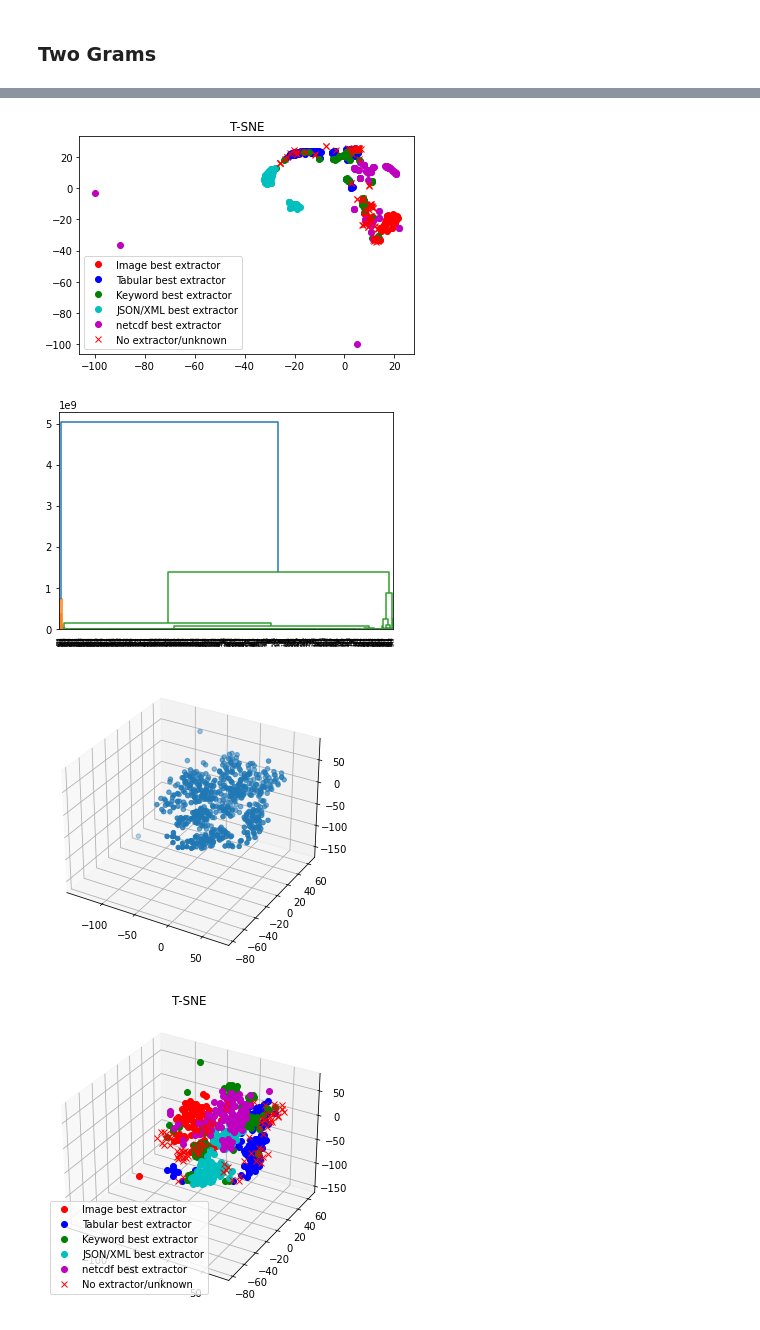
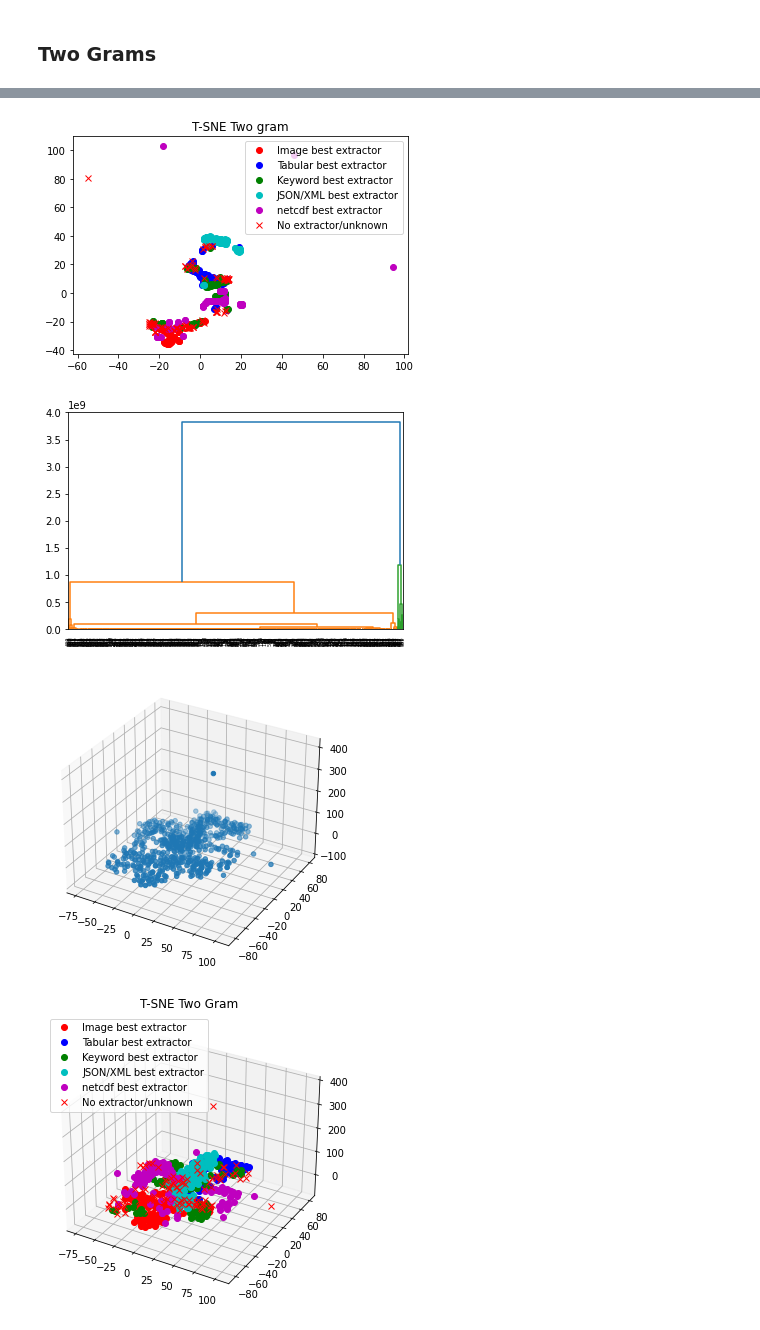
Before and after one commit to xtracthub/MetaDataExtractionModel, a Jupyter notebook: subdataset/subsetAnalysis7.ipynb, the cells around one changed output, grey strips where cells are left out. Cells and saved outputs as stored; diff of their text form; code cells hidden in the pictures.

```diff
--- a/subdataset/subsetAnalysis7.ipynb
+++ b/subdataset/subsetAnalysis7.ipynb
@@ -19,7 +19,7 @@ from sklearn.manifold import TSNE
 from sklearn.preprocessing import StandardScaler
 from sklearn.pipeline import Pipeline
 # %%
-with open('gathered_data_distr/sample2/byte_distr_sample_512KB_v2.pkl', "rb") as fp:
+with open('gathered_data_distr/sample1/byte_distr_sample_1MB_v1.pkl', "rb") as fp:
     dataset = pickle.load(fp)
 print(len(dataset)) # dataset is a list containing three lists of file data(Images, Tabular, and Text data)
 # %% [output]
@@ -255,13 +295,13 @@ tsne_after_pca = Pipeline([
 ])
 
 two_grams_tsne = tsne_after_pca.fit_transform(two_grams_total_dataset)
-plot_extractors_against_feature_reduction(all_file_data, two_grams_tsne, "T-SNE")
+plot_extractors_against_feature_reduction(all_file_data, two_grams_tsne, "T-SNE Two gram")
 # %% [output]
-[figure, old version]
+[figure, new version]
 # %%
 dendro2gram = sch.dendrogram(sch.linkage(two_grams_total_dataset, method='ward'))
 # %% [output]
-[figure, old version]
+[figure, new version]
 # %%
 sc = StandardScaler()
 pca = PCA(n_components=50)
@@ -279,8 +319,8 @@ ax = Axes3D(fig)
 ax.scatter(twogram_tsne[:,0], twogram_tsne[:,1], twogram_tsne[:,2])
 plt.show()
 # %% [output]
-[figure, old version]
+[figure, new version]
 # %%
-plot_extractors_against_feature_reduction_3d(all_file_data, twogram_tsne, "T-SNE")
+plot_extractors_against_feature_reduction_3d(all_file_data, twogram_tsne, "T-SNE Two Gram")
 # %% [output]
-[figure, old version]
+[figure, new version]
```
Also changed, not shown: parts of 10 cells of this notebook, 2 other files.
